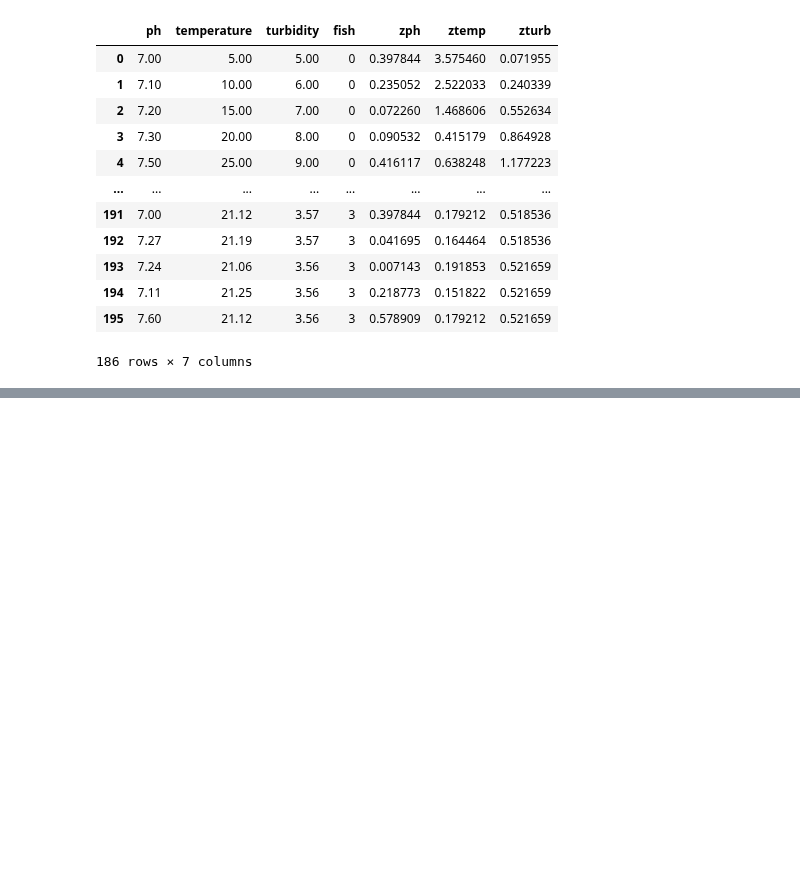
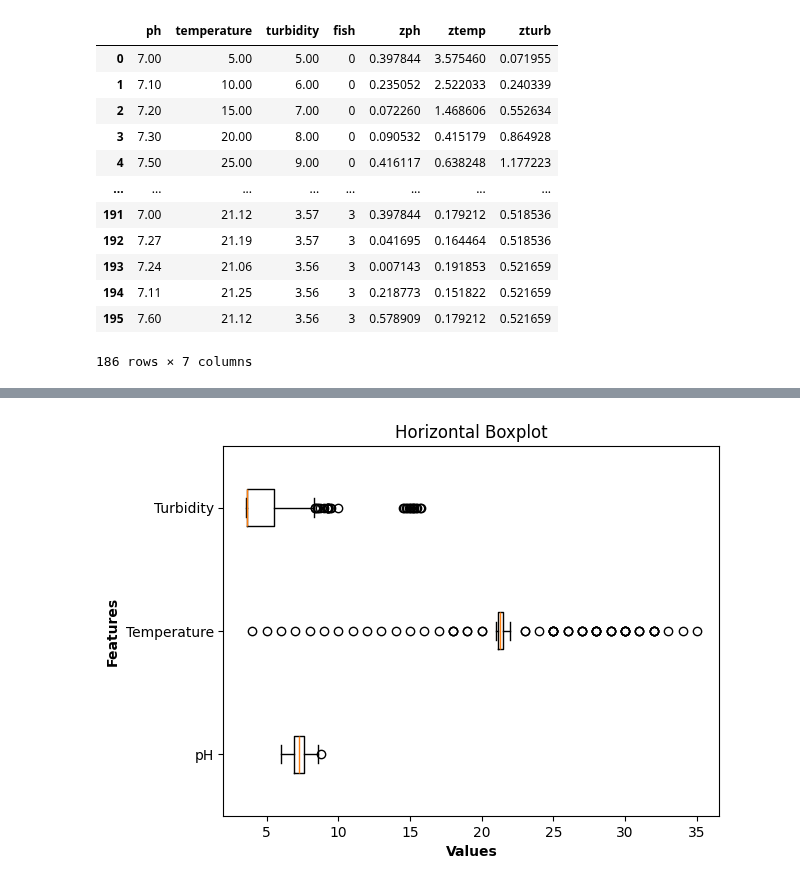
Before and after one commit to vvrgit/Aquaculture, a Jupyter notebook: Aquaculture_Data_Preprocessing_Fish_Species.ipynb, the cells around one changed output, grey strips where cells are left out. Cells and saved outputs as stored; diff of their text form; code cells hidden in the pictures; blank space fills up the shorter version.

```diff
--- a/Aquaculture_Data_Preprocessing_Fish_Species.ipynb
+++ b/Aquaculture_Data_Preprocessing_Fish_Species.ipynb
@@ -439,3 +480,6 @@ data
 # %%
 file_name = 'Aqua-Fish-Spec-Dataset-Post-Outlier.xlsx'
 data.to_excel(file_name)
+# %%
+data=pd.read_excel("/content/Realfish-Karpio-Katla-Shrimp-Silver (1).xlsx")
+data.head()
@@ -441,0 +512,12 @@ data.to_excel(file_name)
+# %%
+# Creates horizontal boxplot
+plt.boxplot(data,
+            labels=['pH', 'Temperature', 'Turbidity'],
+            vert=False)
+# Plots graph
+plt.title('Horizontal Boxplot')
+plt.xlabel('Values',fontweight='bold')
+plt.ylabel('Features',fontweight='bold')
+plt.show()
+# %% [output]
+[figure, added]
```
Also changed, not shown: parts of 12 cells of this notebook.
